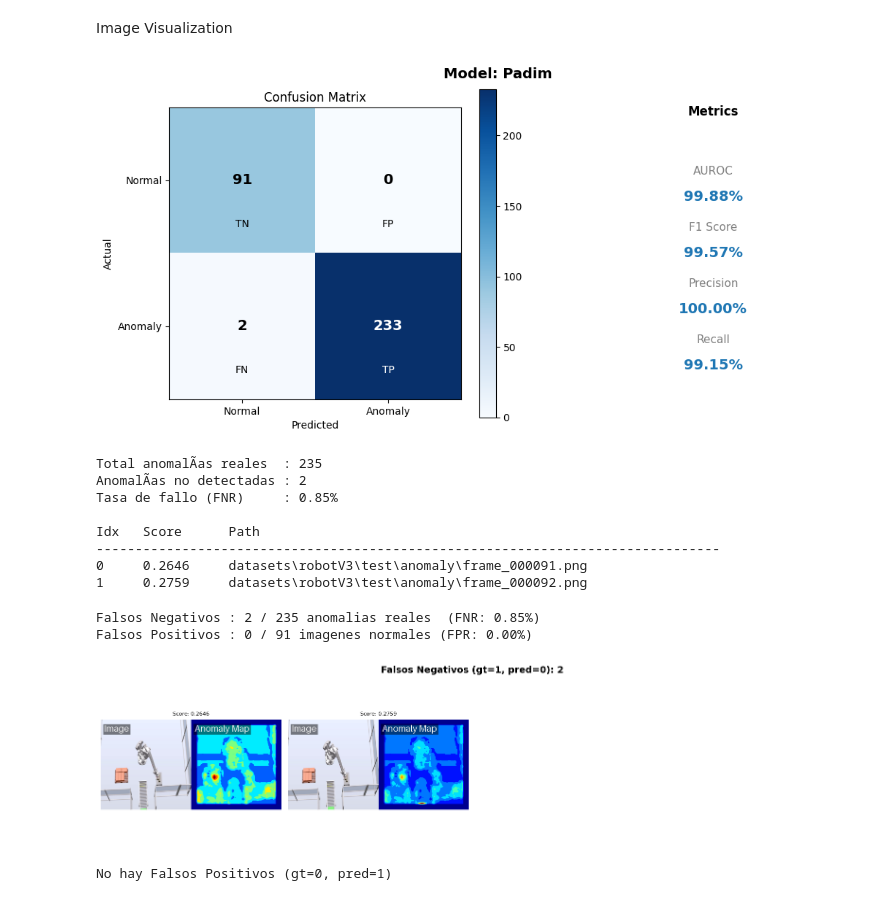
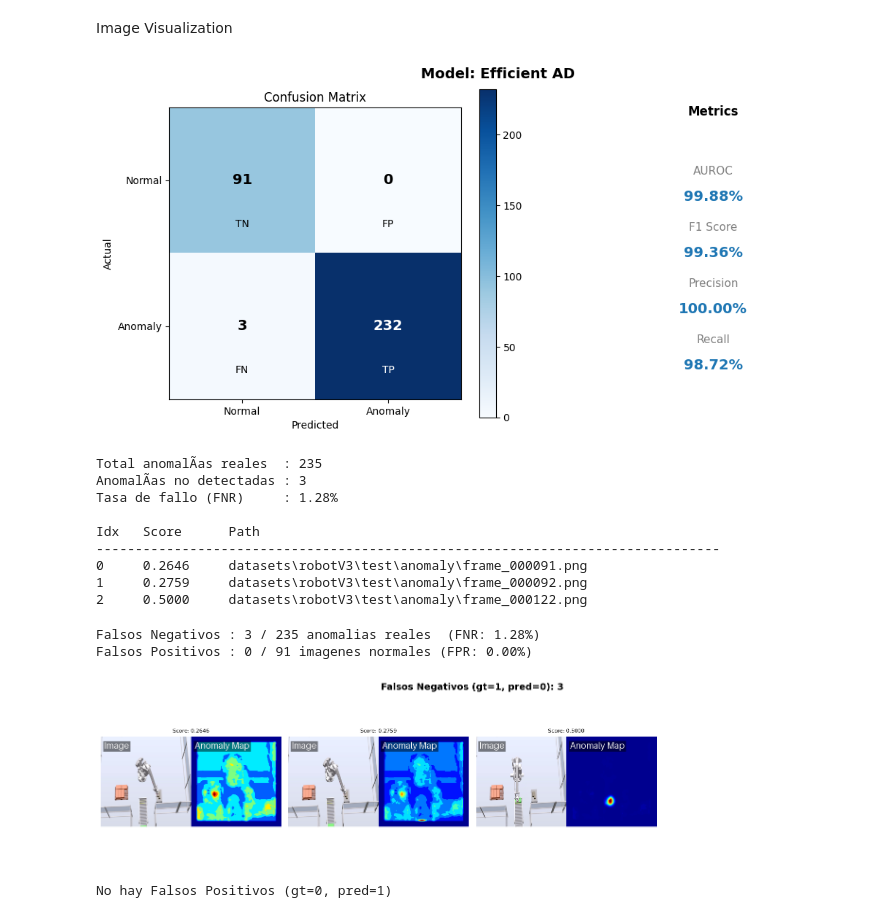
Before and after one commit to samu1033/PythonTFG, a Jupyter notebook: Main.ipynb, the cells around one changed output. Drawn from its saved outputs; the diff is of its cells as text; code cells hidden in the pictures.

Commit message:
metrics for robotV3 datamodule

```diff
--- a/Main.ipynb
+++ b/Main.ipynb
@@ -17,12 +17,12 @@ os.environ["MLFLOW_ENABLE_SYSTEM_METRICS_LOGGING"] = "true"
 mlflow.pytorch.autolog(log_models=True, log_every_n_epoch=1, silent=True)
 # %%
 from dataset import CustomDataset
-from dataset import kittingRobotDatamodule
+from dataset import robotV3Datamodule
 
 #train_ds = CustomDataset(root="./datasets/robotV3", split="train")
-#test_ds  = CustomDataset(root="./datasets/robotV3", split="test")
+test_ds  = CustomDataset(root="./datasets/robotV3", split="test")
 
-datamodule = kittingRobotDatamodule(root="./datasets/kittingRobot", train_batch_size=32, eval_batch_size=32)
+datamodule = robotV3Datamodule(root="./datasets/robotV3", train_batch_size=32, eval_batch_size=32)
 datamodule.setup()
 
 #train_dataloader, test_dataloader, val_dataloader = CustomDataset.get_dataloaders(train_ds, test_ds)
@@ -99,8 +78,8 @@ engine.test(model=efficientAD, datamodule=datamodule)
 # %%
 # Engine prediction step (new cell at index 7)
 predictions = engine.predict(
-    dataloaders = test_dataloader,
-    model = efficientAD
+    datamodule=datamodule,
+    model = fastflow
 )
 # %% [output]
 INFO:pytorch_lightning.utilities.rank_zero:GPU available: True (cuda), used: True
@@ -180,9 +159,9 @@ lstm_model, history = train_lstm(
 # %%
 from plot import plot_metrics
 
-plot_metrics("Padim", scores, pred_labels, gt_labels)
+plot_metrics("Efficient AD", scores, pred_labels, gt_labels)
 # %% [output]
-[figure, old version]
+[figure, new version]
 # %%
 # AnomalÃ­as no detectadas (Falsos Negativos: gt=1, pred=0)
 false_negatives = [
@@ -204,13 +183,14 @@ for i, item in enumerate(false_negatives):
     print(f"{i:<5} {item.pred_score.item():<10.4f} {item.image_path}")
 # %% [output]
 Total anomalÃ­as reales  : 235
-AnomalÃ­as no detectadas : 2
-Tasa de fallo (FNR)     : 0.85%
+AnomalÃ­as no detectadas : 3
+Tasa de fallo (FNR)     : 1.28%
 
 Idx   Score      Path
 --------------------------------------------------------------------------------
 0     0.2646     datasets\robotV3\test\anomaly\frame_000091.png
 1     0.2759     datasets\robotV3\test\anomaly\frame_000092.png
+2     0.5000     datasets\robotV3\test\anomaly\frame_000122.png
 # %%
 # Falsos Negativos (gt=1, pred=0) y Falsos Positivos (gt=0, pred=1)
 import math
@@ -263,9 +243,9 @@ def visualize_group(items_list, title):
 visualize_group(false_negatives, "Falsos Negativos (gt=1, pred=0)")
 visualize_group(false_positives, "Falsos Positivos (gt=0, pred=1)")
 # %% [output]
-Falsos Negativos : 2 / 235 anomalias reales  (FNR: 0.85%)
+Falsos Negativos : 3 / 235 anomalias reales  (FNR: 1.28%)
 Falsos Positivos : 0 / 91 imagenes normales (FPR: 0.00%)
-[figure, old version]
+[figure, new version]
 No hay Falsos Positivos (gt=0, pred=1)
 # %%
 for item in items:
```
Also changed, not shown: parts of 3 cells of this notebook, 8 other files.
